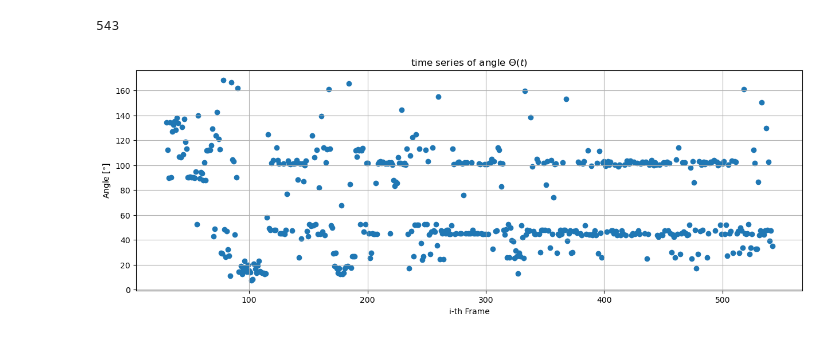
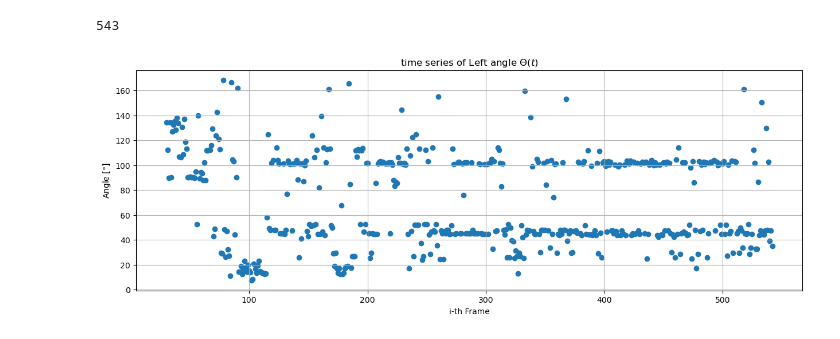
Before and after one commit to joeyanderson1/Summer_Droplet_Impact, a Jupyter notebook: COA Image Loop.ipynb, the cells around one changed output. Saved outputs shown, nothing was run; the diff lists cells and outputs as text; code cells hidden in the pictures.

Commit message:
Ran for both left and right

```diff
--- a/COA Image Loop.ipynb
+++ b/COA Image Loop.ipynb
@@ -255,15 +440,15 @@ file_path = r"C:\Users\josep\Desktop\Summer Research Project\First_run_angle_lef
 loaded_data = np.loadtxt(file_path, delimiter='\t', skiprows=1)  # Skip header row
 
 # columns
-i = loaded_data[:, 0]
-theta = loaded_data[:, 1]
+i_left = loaded_data[:, 0]
+theta_left = loaded_data[:, 1]
 # %%
 plt.figure(figsize=(15,5))
-plt.scatter(i, theta)
+plt.scatter(i_left, theta_left)
 
 plt.xlabel("i-th Frame")
 plt.ylabel("Angle [$\degree$]")
-plt.title("time series of angle $\Theta(t)$")
+plt.title("time series of Left angle $\Theta(t)$")
 plt.grid(True)
 # %% [output]
-[figure, old version]
+[figure, new version]
```
Also changed, not shown: parts of 16 cells of this notebook.
